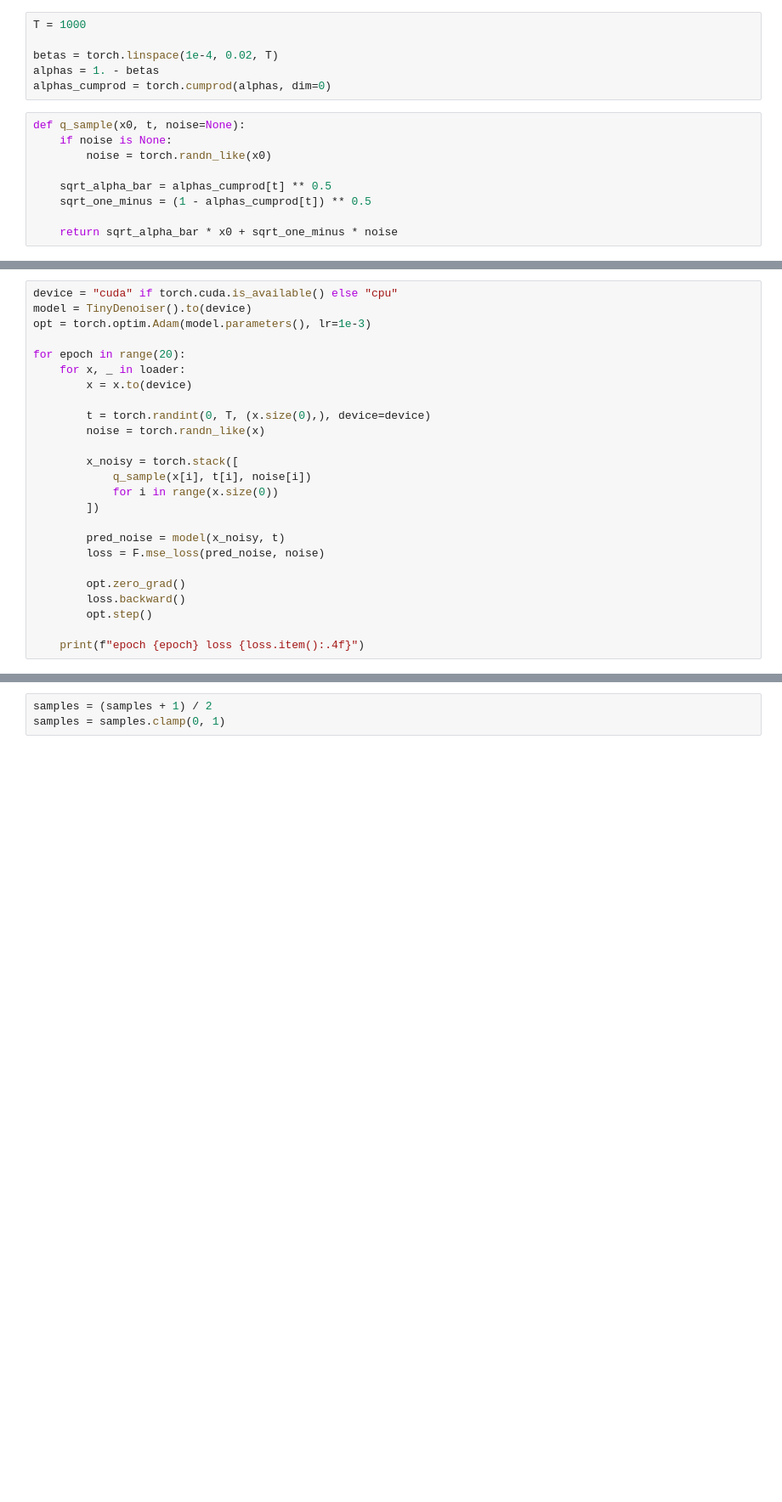
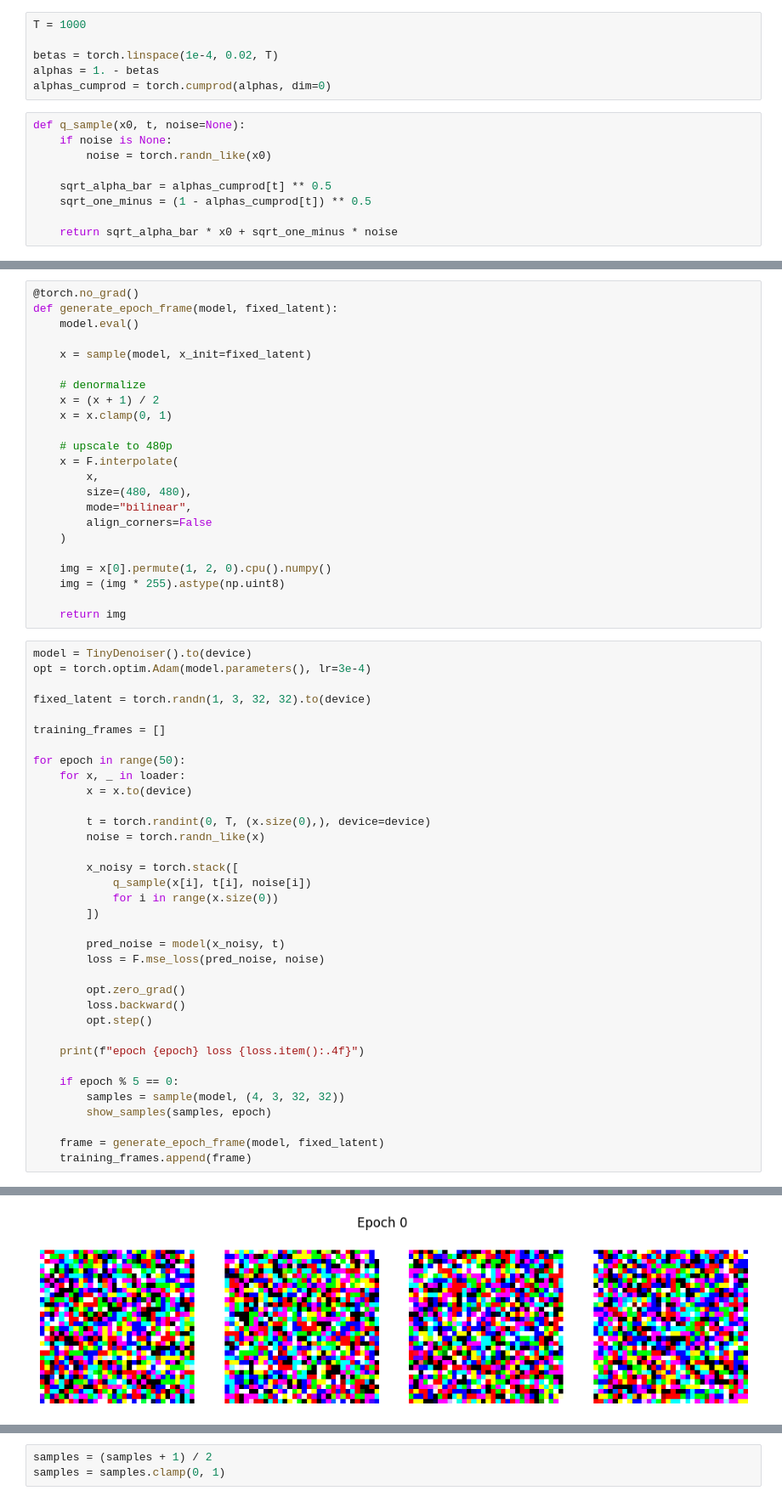
Before and after one commit to nareshkarthigeyan/pressure-cooker, a Jupyter notebook: testing-IGNORE/diffuser.ipynb, the cells around one changed output, grey strips where cells are left out. Shown at 85% size. Saved outputs shown, nothing was run; the diff lists cells and outputs as text; blank space fills up the shorter version.

```diff
--- a/testing-IGNORE/diffuser.ipynb
+++ b/testing-IGNORE/diffuser.ipynb
@@ -77,9 +148,35 @@ class TinyDenoiser(nn.Module):
+# %%
+@torch.no_grad()
+def generate_epoch_frame(model, fixed_latent):
+    model.eval()
+
+    x = sample(model, x_init=fixed_latent)
+
+    # denormalize
+    x = (x + 1) / 2
+    x = x.clamp(0, 1)
+
+    # upscale to 480p
+    x = F.interpolate(
+        x,
+        size=(480, 480),
+        mode="bilinear",
+        align_corners=False
+    )
+
+    img = x[0].permute(1, 2, 0).cpu().numpy()
+    img = (img * 255).astype(np.uint8)
+
+    return img
 # %%
-device = "cuda" if torch.cuda.is_available() else "cpu"
 model = TinyDenoiser().to(device)
-opt = torch.optim.Adam(model.parameters(), lr=1e-3)
+opt = torch.optim.Adam(model.parameters(), lr=3e-4)
 
-for epoch in range(20):
+fixed_latent = torch.randn(1, 3, 32, 32).to(device)
+
+training_frames = []
+
+for epoch in range(50):
     for x, _ in loader:
         x = x.to(device)
 
@@ -99,4 +196,11 @@ for epoch in range(20):
         opt.step()
 
     print(f"epoch {epoch} loss {loss.item():.4f}")
+
+    if epoch % 5 == 0:
+        samples = sample(model, (4, 3, 32, 32))
+        show_samples(samples, epoch)
+
+    frame = generate_epoch_frame(model, fixed_latent)
+    training_frames.append(frame)
 # %% [output]
@@ -122,0 +208 @@ epoch 19 loss 0.0476
+[figure, added]
```
Also changed, not shown: parts of 13 cells of this notebook, 2 other files.
